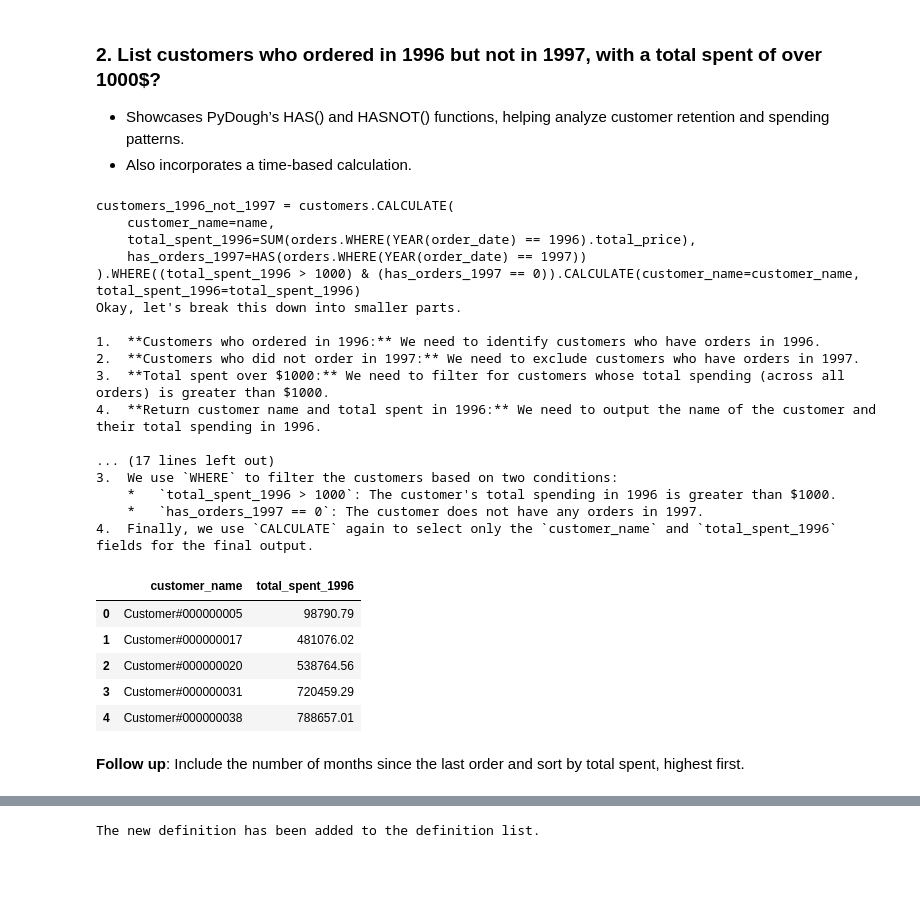
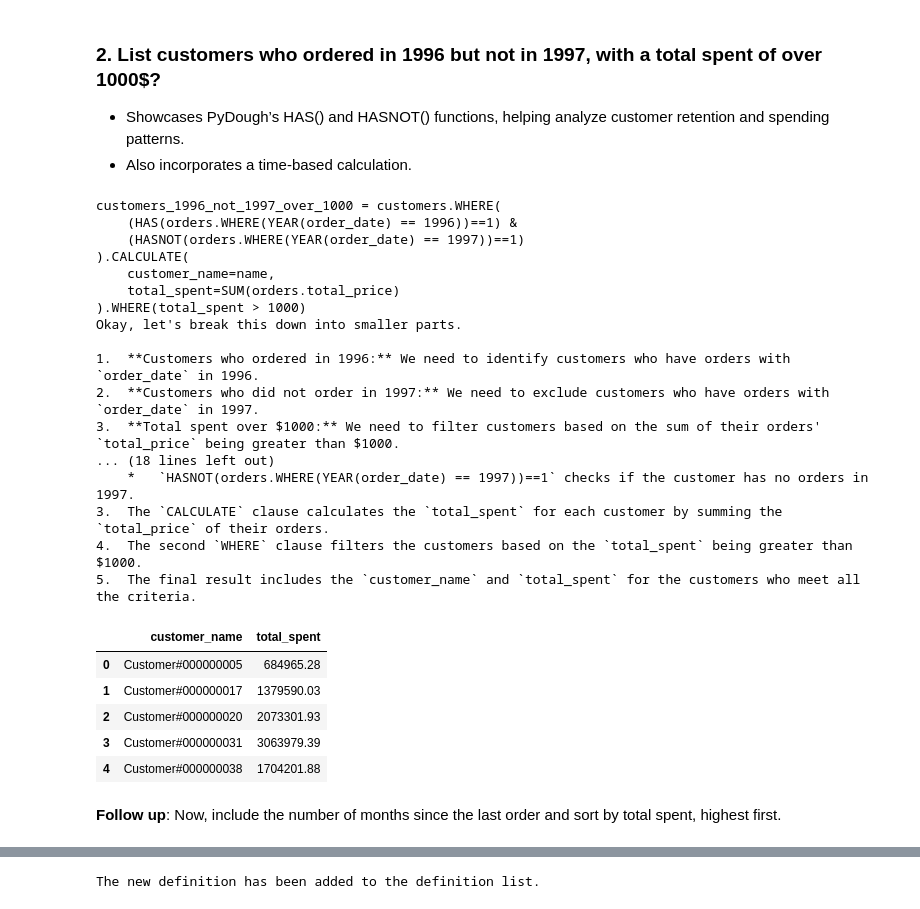
Before and after one commit to bodo-ai/text2pydough, a Jupyter notebook: workbench/AAraya/dev/llm_demo_final_vRK_v2.ipynb, the cells around one changed output, grey strips where cells are left out. Cells and saved outputs as stored; diff of their text form; code cells hidden in the pictures; blank space fills up the shorter version.

```diff
--- a/workbench/AAraya/dev/llm_demo_final_vRK_v2.ipynb
+++ b/workbench/AAraya/dev/llm_demo_final_vRK_v2.ipynb
@@ -15,10 +15,11 @@ from llm_v2 import LLMClient
 We can declare global definitions that will be useful for any question that needs them.
 # %%
 definitions = [
-"Revenue is defined as the sum of quantity * extended_price * (1 - discount) * (1 + tax).",
-"Aggregate Revenue is defined as the sum of LineItem_ExtendedPrice minus the sum of LineItem_Discount.",
-"Average Revenue per Ship Date is defined as the sum of revenue divided by the count of distinct ship dates.",
-"Profit is defined as revenue minus cost."
+    "Total Order Value is defined as the sum of extended_price * (1 - discount).",
+    "Aggregate Revenue is defined as the sum of LineItem_ExtendedPrice minus the sum of LineItem_Discount.",
+    "Average Revenue per Ship Date is defined as the sum of revenue divided by the count of distinct ship dates.",
+    "Partial Revenue is defined as quantity * extended_price * (1 - discount).",
+    "Profit is defined as revenue minus cost."
 ]
 # %% [markdown]
 Then we initialize the client.
@@ -547,38 +560,38 @@ Okay, let's break this down into smaller parts.
 - Showcases PyDough’s HAS() and HASNOT() functions, helping analyze customer retention and spending patterns.
 - Also incorporates a time-based calculation.
 # %%
-query = "List customers who ordered in 1996 but not in 1997 with a total spent of over 1000$. If you use HAS add a ==1. Return the customer name and the total spent in 1996"
+query = "List customers who ordered in 1996 but not in 1997 with a total spent of over $1000."
 
 result = client.ask(query)
 
 print(result.full_explanation)
 result.df.head()
 # %% [output]
-customers_1996_not_1997 = customers.CALCULATE(
+customers_1996_not_1997_over_1000 = customers.WHERE(
+    (HAS(orders.WHERE(YEAR(order_date) == 1996))==1) &
+    (HASNOT(orders.WHERE(YEAR(order_date) == 1997))==1)
+).CALCULATE(
     customer_name=name,
-    total_spent_1996=SUM(orders.WHERE(YEAR(order_date) == 1996).total_price),
-    has_orders_1997=HAS(orders.WHERE(YEAR(order_date) == 1997))
-).WHERE((total_spent_1996 > 1000) & (has_orders_1997 == 0)).CALCULATE(customer_name=customer_name, total_spent_1996=total_spent_1996)
+    total_spent=SUM(orders.total_price)
+).WHERE(total_spent > 1000)
 Okay, let's break this down into smaller parts.
 
-1.  **Customers who ordered in 1996:** We need to identify customers who have orders in 1996.
-2.  **Customers who did not order in 1997:** We need to exclude customers who have orders in 1997.
-3.  **Total spent over $1000:** We need to filter for customers whose total spending (across all orders) is greater than $1000.
-4.  **Return customer name and total spent in 1996:** We need to output the name of the customer and their total spending in 1996.
-
-... (17 lines left out)
-3.  We use `WHERE` to filter the customers based on two conditions:
-    *   `total_spent_1996 > 1000`: The customer's total spending in 1996 is greater than $1000.
-    *   `has_orders_1997 == 0`: The customer does not have any orders in 1997.
-4.  Finally, we use `CALCULATE` again to select only the `customer_name` and `total_spent_1996` fields for the final output.
+1.  **Customers who ordered in 1996:** We need to identify customers who have orders with `order_date` in 1996.
+2.  **Customers who did not order in 1997:** We need to exclude customers who have orders with `order_date` in 1997.
+3.  **Total spent over $1000:** We need to filter customers based on the sum of their orders' `total_price` being greater than $1000.
+... (18 lines left out)
+    *   `HASNOT(orders.WHERE(YEAR(order_date) == 1997))==1` checks if the customer has no orders in 1997.
+3.  The `CALCULATE` clause calculates the `total_spent` for each customer by summing the `total_price` of their orders.
+4.  The second `WHERE` clause filters the customers based on the `total_spent` being greater than $1000.
+5.  The final result includes the `customer_name` and `total_spent` for the customers who meet all the criteria.
-|  | customer_name | total_spent_1996 |
-| 0 | Customer#000000005 | 98790.79 |
-| 1 | Customer#000000017 | 481076.02 |
-| 2 | Customer#000000020 | 538764.56 |
-| 3 | Customer#000000031 | 720459.29 |
-| 4 | Customer#000000038 | 788657.01 |
+|  | customer_name | total_spent |
+| 0 | Customer#000000005 | 684965.28 |
+| 1 | Customer#000000017 | 1379590.03 |
+| 2 | Customer#000000020 | 2073301.93 |
+| 3 | Customer#000000031 | 3063979.39 |
+| 4 | Customer#000000038 | 1704201.88 |
 # %% [markdown]
-**Follow up**: Include the number of months since the last order and sort by total spent, highest first.
+**Follow up**: Now, include the number of months since the last order and sort by total spent, highest first.
 # %%
 result2 = client.discourse(result,
 "Now, include the number of months since the last order and sort by total spent, highest first.")
```
Also changed, not shown: parts of 30 cells of this notebook.
